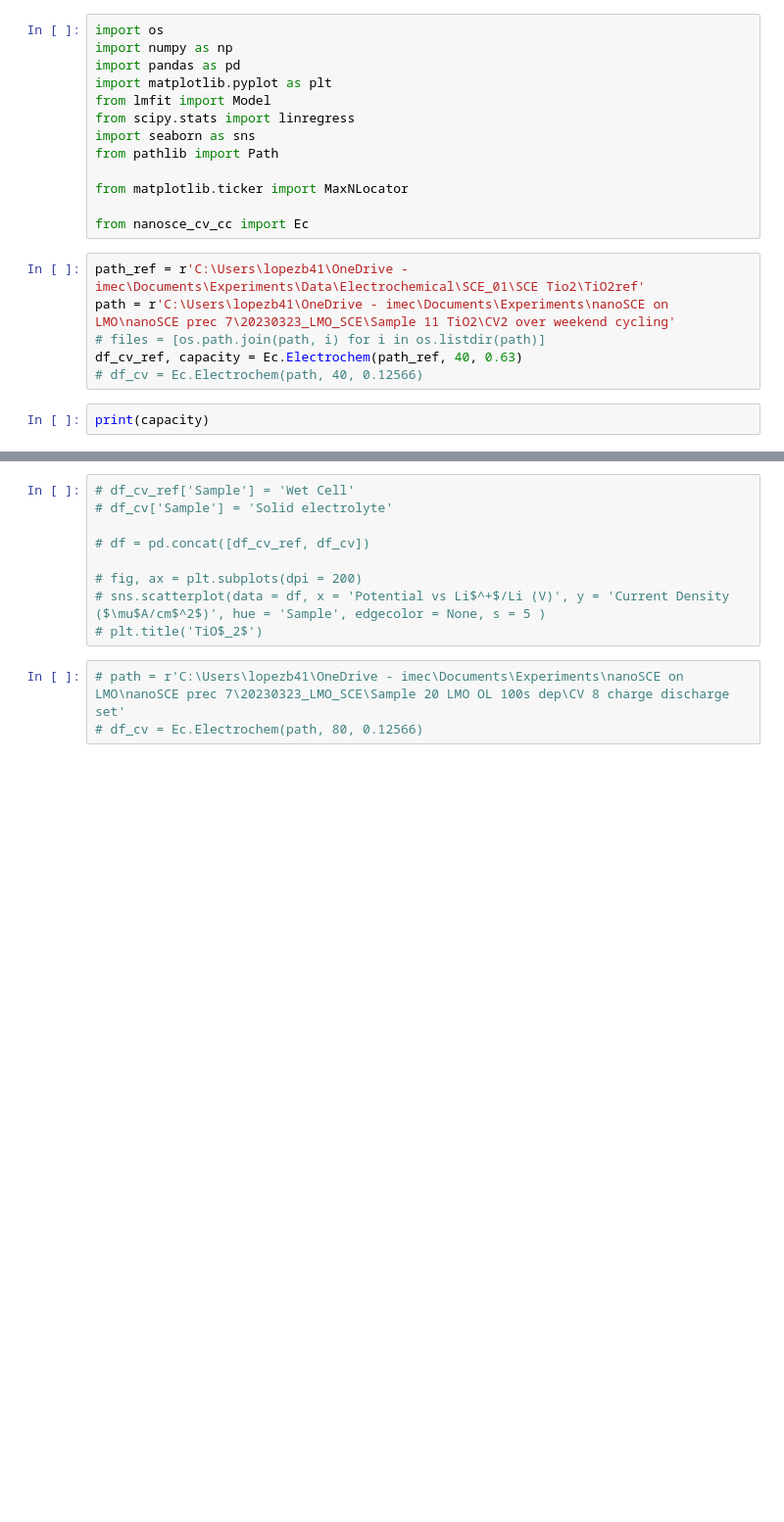
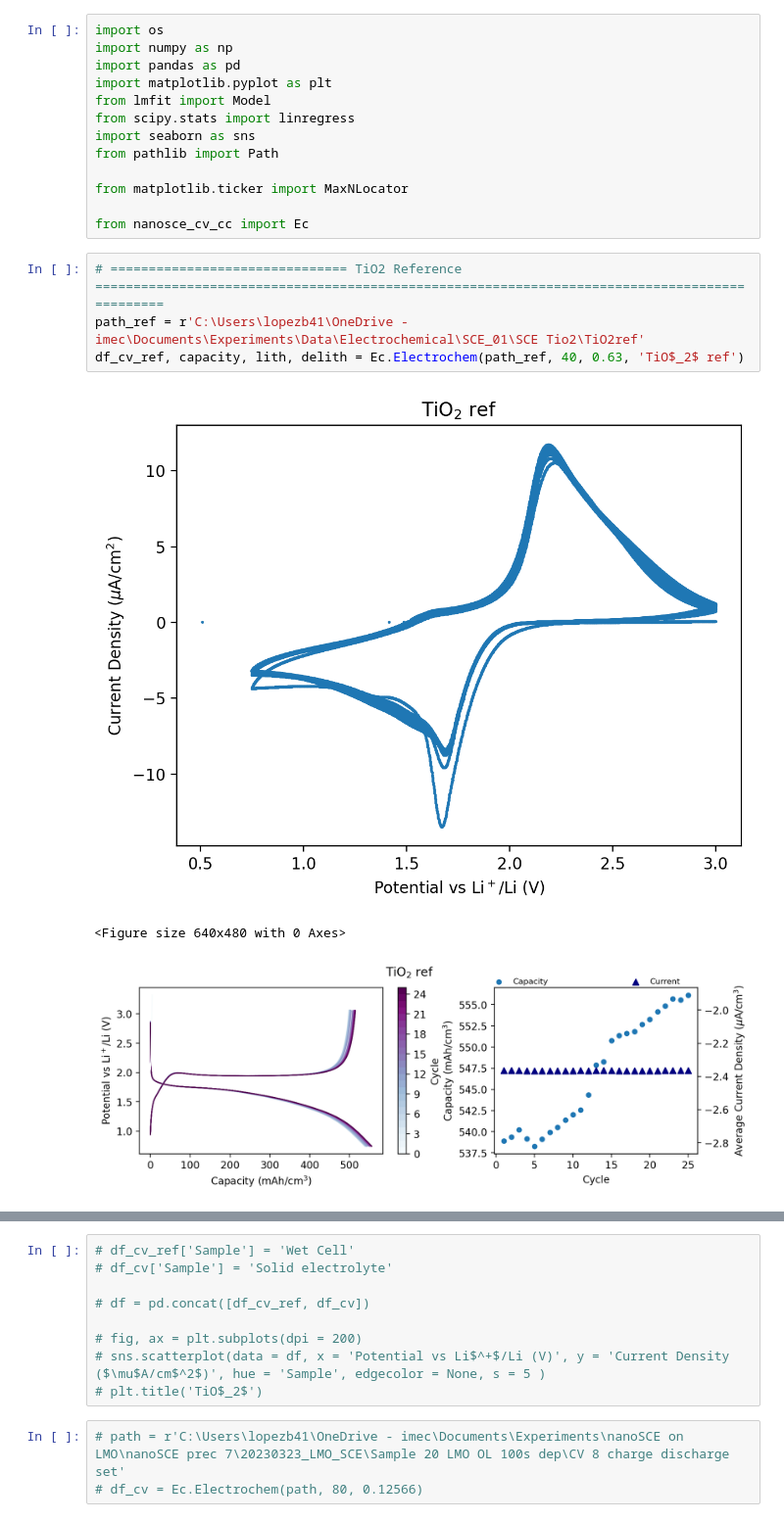
Before and after one commit to ridcil/Code, a Jupyter notebook: NanoSCE.ipynb, the cells around one changed output, grey strips where cells are left out. Shown at 98% size. Cells and saved outputs as stored; diff of their text form; blank space fills up the shorter version.

```diff
--- a/NanoSCE.ipynb
+++ b/NanoSCE.ipynb
@@ -12,10 +12,10 @@ from matplotlib.ticker import MaxNLocator
 
 from nanosce_cv_cc import Ec
 # %%
+# =============================== TiO2 Reference ==============================================================================================
 path_ref = r'C:\Users\lopezb41\OneDrive - imec\Documents\Experiments\Data\Electrochemical\SCE_01\SCE Tio2\TiO2ref'
-path = r'C:\Users\lopezb41\OneDrive - imec\Documents\Experiments\nanoSCE on LMO\nanoSCE prec 7\20230323_LMO_SCE\Sample 11 TiO2\CV2 over weekend cycling'
-# files = [os.path.join(path, i) for i in os.listdir(path)]
-df_cv_ref, capacity = Ec.Electrochem(path_ref, 40, 0.63)
-# df_cv = Ec.Electrochem(path, 40, 0.12566)
+df_cv_ref, capacity, lith, delith = Ec.Electrochem(path_ref, 40, 0.63, 'TiO$_2$ ref')
+# %% [output]
+[figure, added]
+<Figure size 640x480 with 0 Axes>
+[figure, added]
-# %%
-print(capacity)
```
Also changed, not shown: parts of 4 cells of this notebook, 1 other file.
